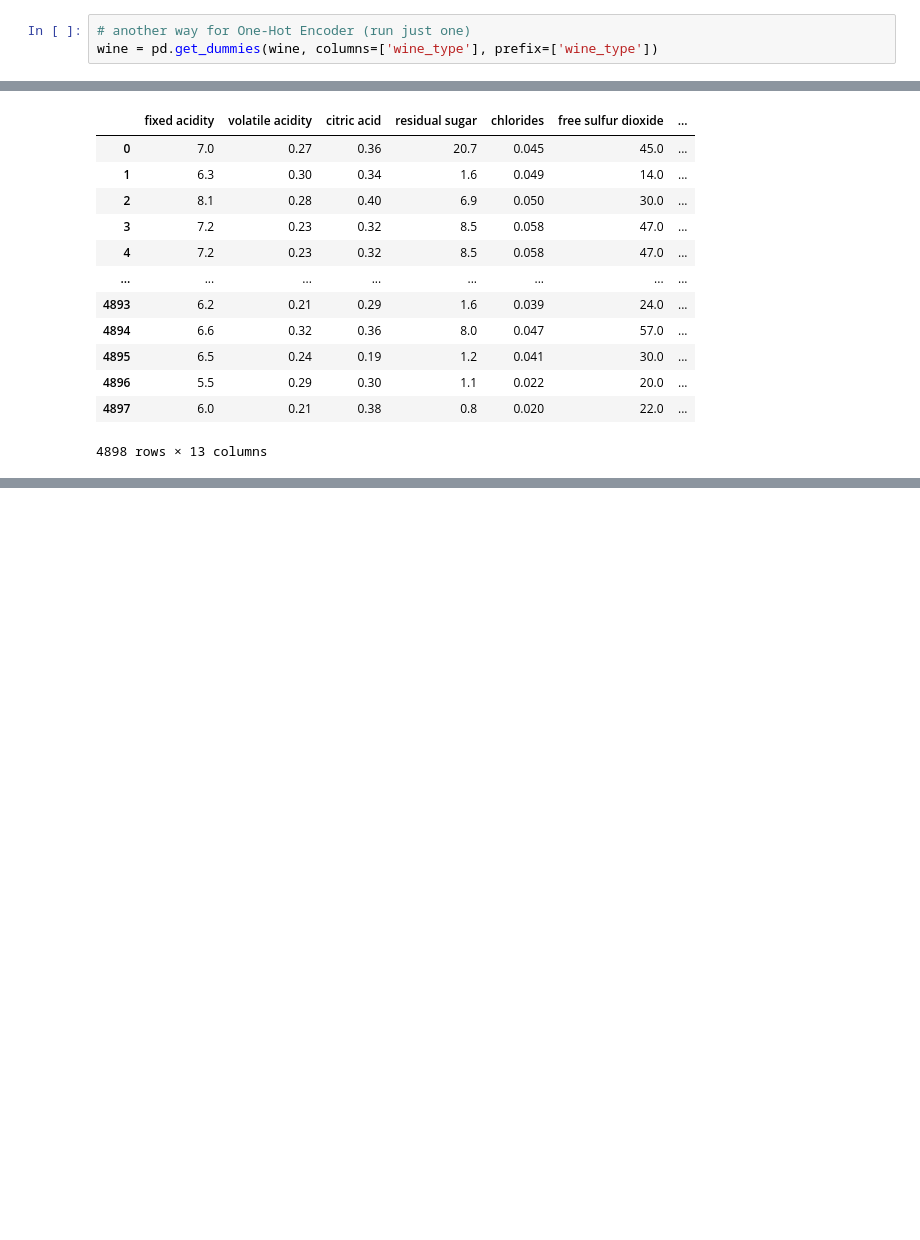
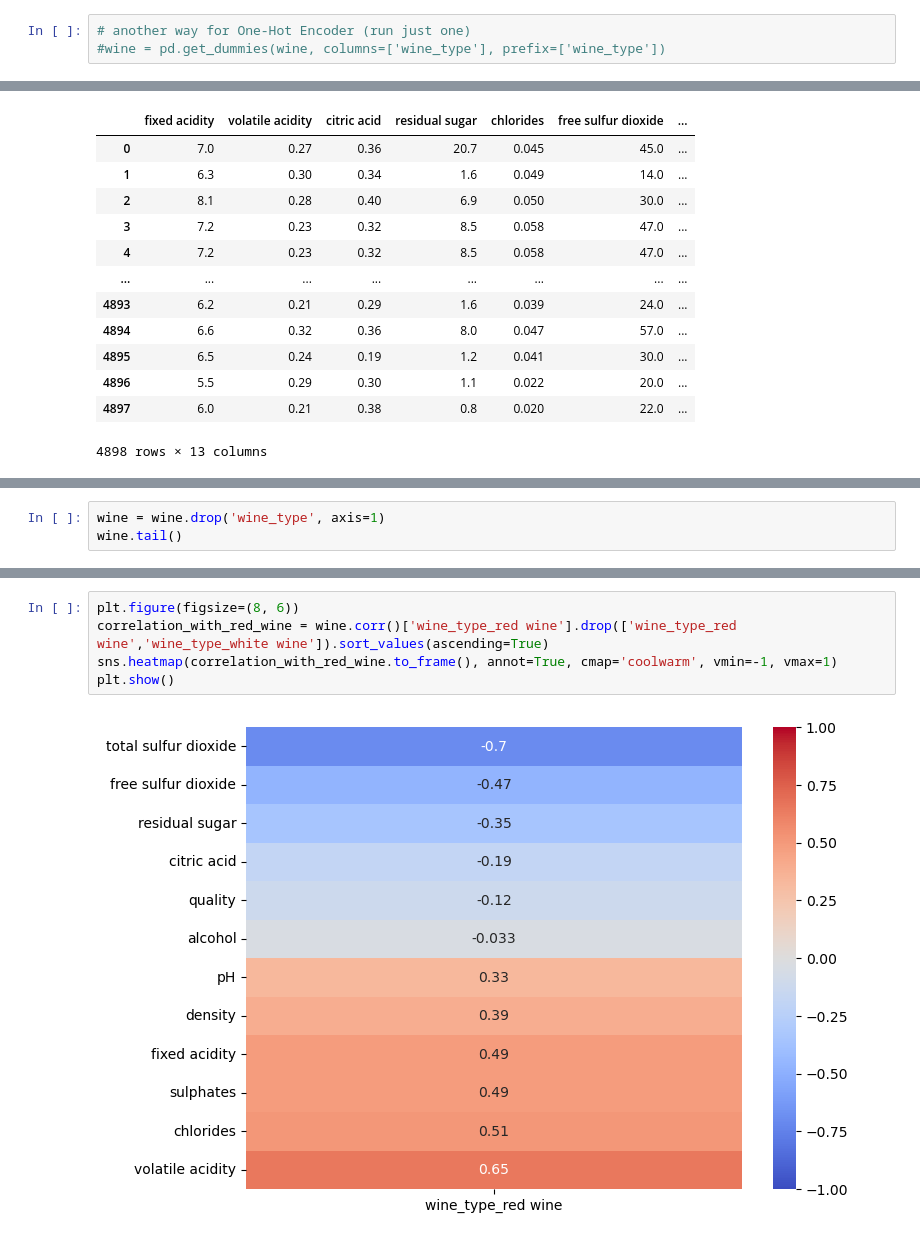
Before and after one commit to novik2713/CAB_Winery_Project, a Jupyter notebook: winery_ml.ipynb, the cells around one changed output, grey strips where cells are left out. Cells and saved outputs as stored; diff of their text form; blank space fills up the shorter version.

```diff
--- a/winery_ml.ipynb
+++ b/winery_ml.ipynb
@@ -180,7 +163,7 @@ display(one_hot)
 6497 rows × 2 columns
 # %%
 # another way for One-Hot Encoder (run just one)
-wine = pd.get_dummies(wine, columns=['wine_type'], prefix=['wine_type'])
+#wine = pd.get_dummies(wine, columns=['wine_type'], prefix=['wine_type'])
 # %%
 #in case of mistake
 #wine = pd.read_csv("D:\Data Science CAB\PJ\PJ2_Winery\winemerged_data.csv")
@@ -702,0 +688,3 @@ display(multivariate_WW, white_wine)
+# %%
+wine = wine.drop('wine_type', axis=1)
+wine.tail()
@@ -702,0 +698,7 @@ display(multivariate_WW, white_wine)
+# %%
+plt.figure(figsize=(8, 6))
+correlation_with_red_wine = wine.corr()['wine_type_red wine'].drop(['wine_type_red wine','wine_type_white wine']).sort_values(ascending=True)
+sns.heatmap(correlation_with_red_wine.to_frame(), annot=True, cmap='coolwarm', vmin=-1, vmax=1)
+plt.show()
+# %% [output]
+[figure, added]
```
Also changed, not shown: parts of 23 cells of this notebook.
